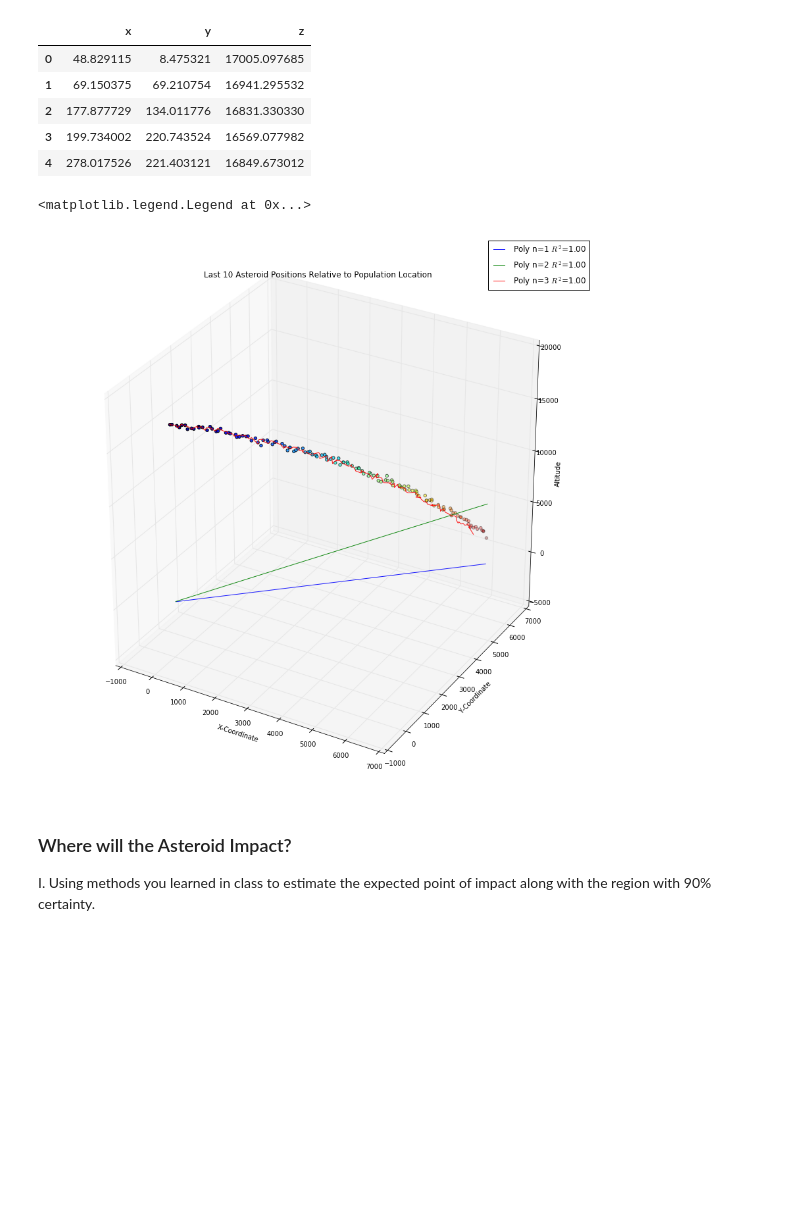
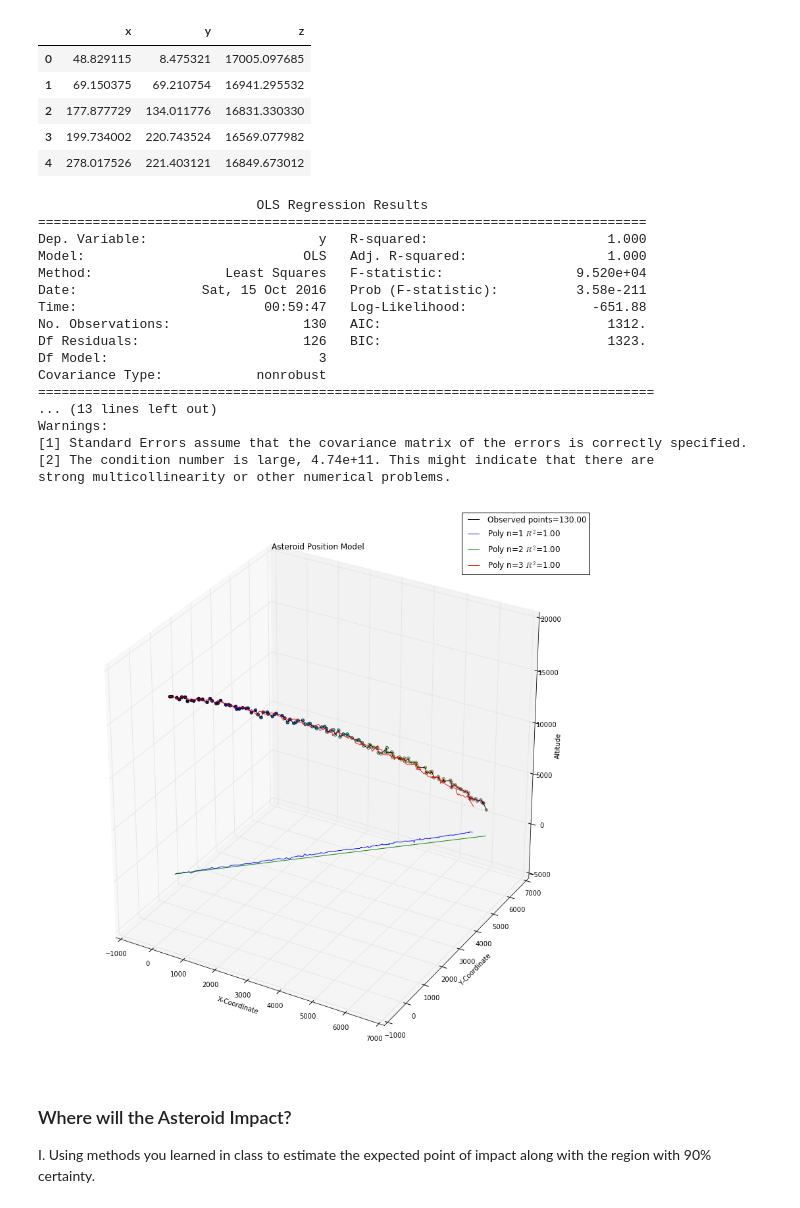
Before and after one commit to rickfarmer/harvard-cs-109a-data-science, a Jupyter notebook: Farmer_Rick_CS109A_Midterm.ipynb, the cells around one changed output. Drawn from its saved outputs; the diff is of its cells as text; code cells hidden in the pictures; blank space fills up the shorter version.

```diff
--- a/Farmer_Rick_CS109A_Midterm.ipynb
+++ b/Farmer_Rick_CS109A_Midterm.ipynb
@@ -364,44 +364,64 @@ df.head()
 
 #print('\nANOVA results')
 #print(anova_results)
 
 #plt.show()
 
 
 fig = plt.figure(figsize=(15, 15))
 
 ax = plt.axes(projection='3d')
-ax.set_title("Last 10 Asteroid Positions Relative to Population Location")
+ax.set_title("Asteroid Position Model")
 ax.set_xlabel("X-Coordinate")
 ax.set_ylabel("Y-Coordinate")
 ax.set_zlabel("Altitude")
 
 color = x - y - z
 
-#ax.scatter(pop_x, pop_y, 1, s=residents, c=residents, linewidths=2, edgecolor='w').set_alpha(0.75)
 ax.scatter(x, y, z, c=color)
 #ax.scatter(pop_x, pop_y, 1, s=residents, c=residents, linewidths=2, edgecolor='w').set_alpha(0.75)
 #ax.scatter(x[-10:], y[-10:], z[-10:], c='red')
 
-# 1-st order polynomial
+# Connect the observations
+plt.plot(df.x, df.y, df.z, 'k-', alpha=0.9, label='Observed points=%.2f' % len(df.x))
+
+# 1st order polynomial
 poly_1 = ols('y ~ 1 + x', data=df).fit()
-plt.plot(df.x, poly_1.predict(df.x), 'b-', label='Poly n=1 $R^2$=%.2f' % poly_1.rsquared,
-         alpha=0.9)
+plt.plot(poly_1.predict(df.x), df.y, 'b-', alpha=0.9,
+         label='Poly n=1 $R^2$=%.2f' % poly_1.rsquared)
 
-# 2-nd order polynomial
+# 2nd order polynomial
 poly_2 = ols('y ~ 1 + x + I(x ** 2.0)', data=df).fit()
-plt.plot(df.x, poly_2.predict(df.x), poly_2.predict(df.y), 'g-', label='Poly n=2 $R^2$=%.2f' % poly_2.rsquared,
-         alpha=0.9)
+plt.plot(df.x, poly_2.predict(df.y), 'g-', alpha=0.9,
+         label='Poly n=2 $R^2$=%.2f' % poly_2.rsquared)
 
-# 3-rd order polynomial
+# 3rd order polynomial
 poly_3 = ols('y ~ 1 + x + I(x ** 2.0) + I(x ** 3.0)', data=df).fit()
 plt.plot(poly_3.predict(df.x), poly_3.predict(df.y), df.z, 'r-', alpha=0.9,
          label='Poly n=3 $R^2$=%.2f' % poly_3.rsquared)
 
 plt.legend()
+
+print(poly_3.summary())
 # %% [output]
-<matplotlib.legend.Legend at 0x...>
+                            OLS Regression Results
+==============================================================================
+Dep. Variable:                      y   R-squared:                       1.000
+Model:                            OLS   Adj. R-squared:                  1.000
+Method:                 Least Squares   F-statistic:                 9.520e+04
+Date:                Sat, 15 Oct 2016   Prob (F-statistic):          3.58e-211
+Time:                        00:59:47   Log-Likelihood:                -651.88
+No. Observations:                 130   AIC:                             1312.
+Df Residuals:                     126   BIC:                             1323.
+Df Model:                           3
+Covariance Type:            nonrobust
+===============================================================================
+... (13 lines left out)
+Warnings:
+[1] Standard Errors assume that the covariance matrix of the errors is correctly specified.
+[2] The condition number is large, 4.74e+11. This might indicate that there are
+strong multicollinearity or other numerical problems.
-[figure, old version]
+[figure, new version]
 # %% [markdown]
 ### Where will the Asteroid Impact?
 
```
